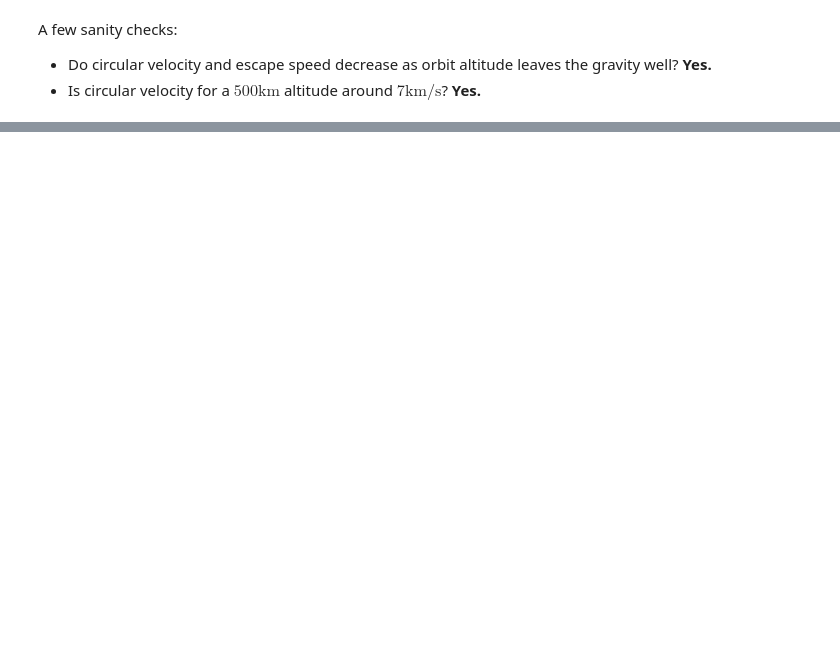
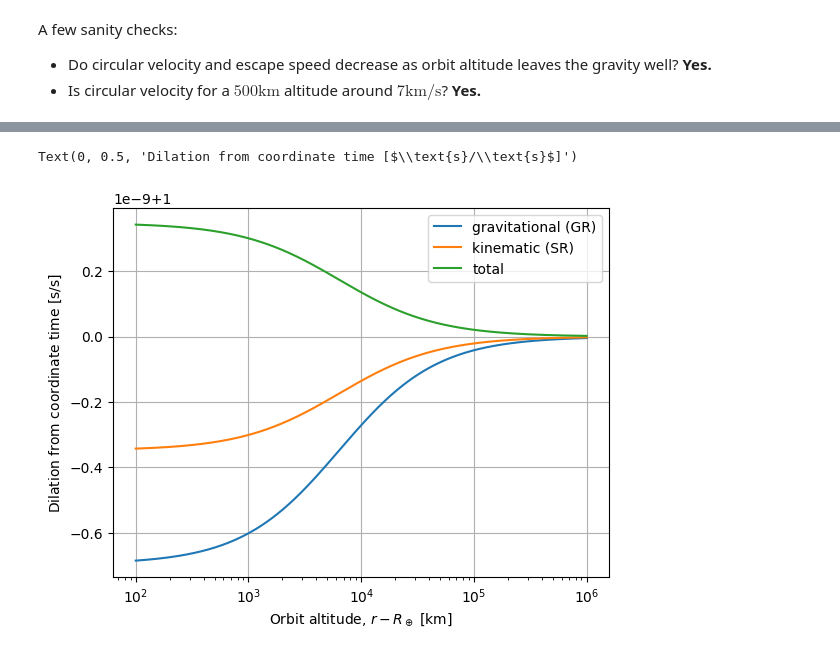
Before and after one commit to philiplinden/spacetime, a Jupyter notebook: learning/notebooks/time_dilation.ipynb, the cells around one changed output, grey strips where cells are left out. Cells and saved outputs as stored; diff of their text form; code cells hidden in the pictures; blank space fills up the shorter version.

```diff
--- a/learning/notebooks/time_dilation.ipynb
+++ b/learning/notebooks/time_dilation.ipynb
@@ -205 +209,33 @@ A few sanity checks:
+# %%
+c_squared = np.power(c, 2)
+
+def time_dilation(potential, ref_potential=None):
+    if ref_potential is not None:
+        escape_speed_squared = 2 * (potential-ref_potential)
+    else:
+        escape_speed_squared = 2 * potential
+    circular_speed_squared = potential
+
+    # plug in to time dilation formulae
+    grav_dilation = np.sqrt(1 - escape_speed_squared / c_squared) # if kinematic dilation was zero
+    kinematic_dilation = np.sqrt(1 - circular_speed_squared / c_squared) # if grav dilation was zero
+
+    total_dilation = np.sqrt(1 + escape_speed_squared / c_squared - circular_speed_squared / c_squared)
+
+    return grav_dilation, kinematic_dilation, total_dilation
+# %%
+potential = GM_earth / r
+grav_dilation, kinematic_dilation, total_dilation = time_dilation(potential)
+# %%
+plt.plot(altitudes, grav_dilation)
+plt.plot(altitudes, kinematic_dilation)
+plt.plot(altitudes, total_dilation)
+plt.legend(["gravitational (GR)", "kinematic (SR)", "total"])
+plt.grid()
+plt.xscale('log')
+plt.xlabel(f'Orbit altitude, $r - R_\oplus$ [{altitudes.unit}]')
+plt.ylabel("Dilation from coordinate time [$\\text{s}/\\text{s}$]")
+# %% [output]
+Text(0, 0.5, 'Dilation from coordinate time [$\\text{s}/\\text{s}$]')
+[figure, added]
 # %% [markdown]
```
Also changed, not shown: parts of 9 cells of this notebook.
